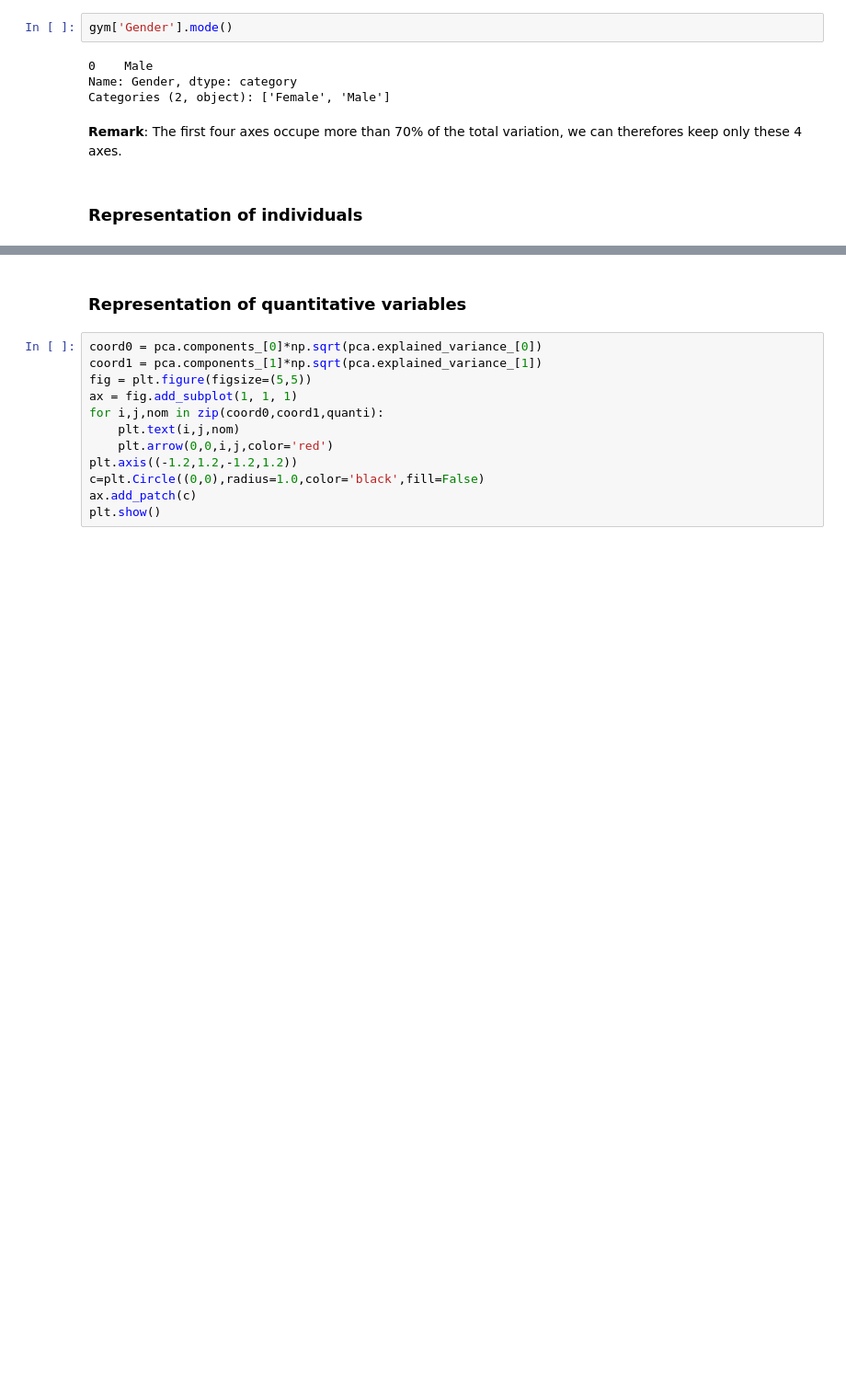
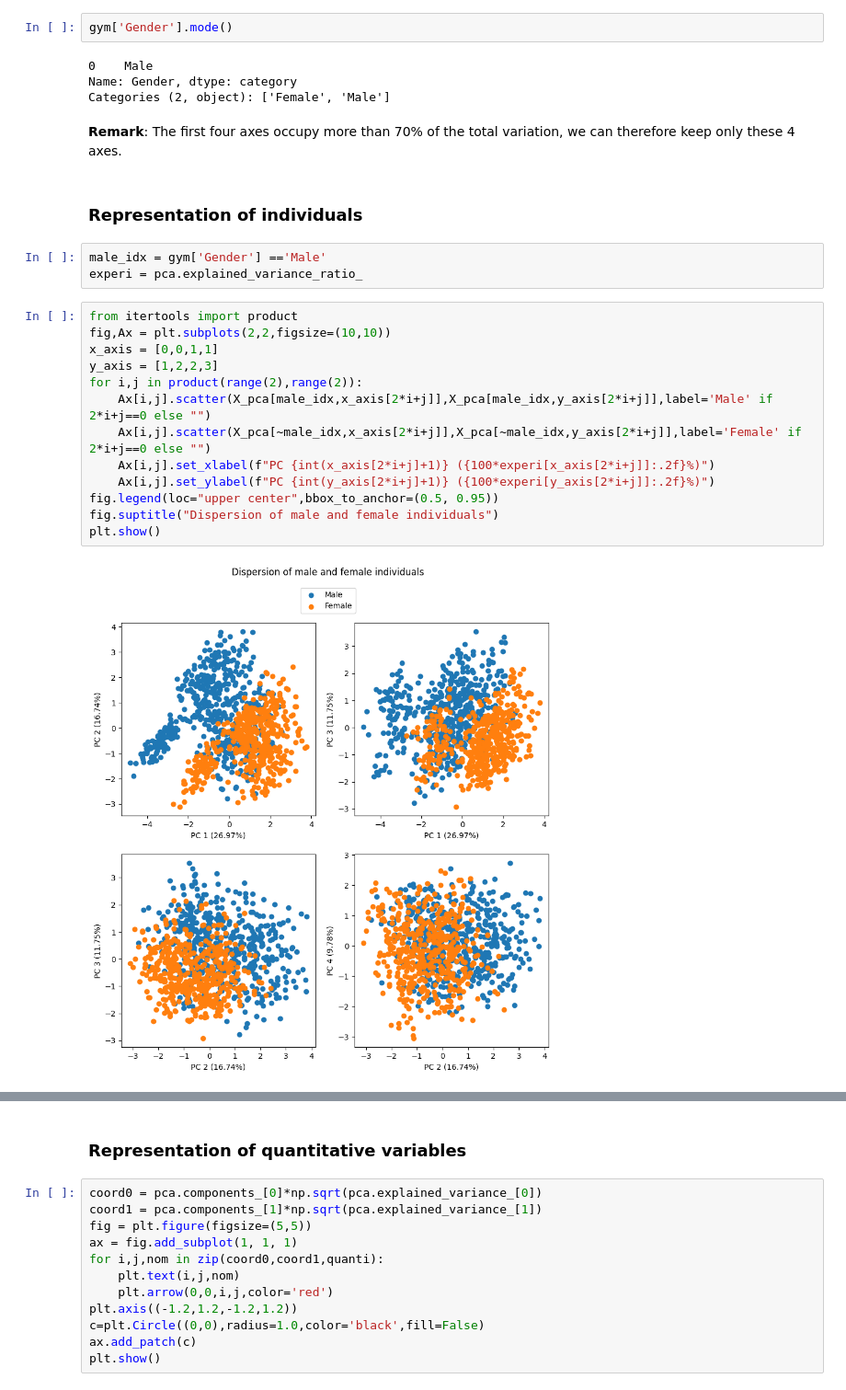
Before and after one commit to bao-do/4thY_MachineLearningProject, a Jupyter notebook: gym_python.ipynb, the cells around one changed output, grey strips where cells are left out. Shown at 92% size. Cells and saved outputs as stored; diff of their text form; blank space fills up the shorter version.

```diff
--- a/gym_python.ipynb
+++ b/gym_python.ipynb
@@ -490,7 +500,25 @@ gym['Gender'].mode()
 Name: Gender, dtype: category
 Categories (2, object): ['Female', 'Male']
 # %% [markdown]
-**Remark**: The first four axes occupe more than 70% of the total variation, we can therefores keep only these 4 axes.
+**Remark**: The first four axes occupy more than 70% of the total variation, we can therefore keep only these 4 axes.
 # %% [markdown]
 ### Representation of individuals
+# %%
+male_idx = gym['Gender'] =='Male'
+experi = pca.explained_variance_ratio_
+# %%
+from itertools import product
+fig,Ax = plt.subplots(2,2,figsize=(10,10))
+x_axis = [0,0,1,1]
+y_axis = [1,2,2,3]
+for i,j in product(range(2),range(2)):
+    Ax[i,j].scatter(X_pca[male_idx,x_axis[2*i+j]],X_pca[male_idx,y_axis[2*i+j]],label='Male' if 2*i+j==0 else "")
+    Ax[i,j].scatter(X_pca[~male_idx,x_axis[2*i+j]],X_pca[~male_idx,y_axis[2*i+j]],label='Female' if 2*i+j==0 else "")
+    Ax[i,j].set_xlabel(f"PC {int(x_axis[2*i+j]+1)} ({100*experi[x_axis[2*i+j]]:.2f}%)")
+    Ax[i,j].set_ylabel(f"PC {int(y_axis[2*i+j]+1)} ({100*experi[y_axis[2*i+j]]:.2f}%)")
+fig.legend(loc="upper center",bbox_to_anchor=(0.5, 0.95))
+fig.suptitle("Dispersion of male and female individuals")
+plt.show()
+# %% [output]
+[figure, added]
 # %%
```
Also changed, not shown: parts of 6 cells of this notebook.
